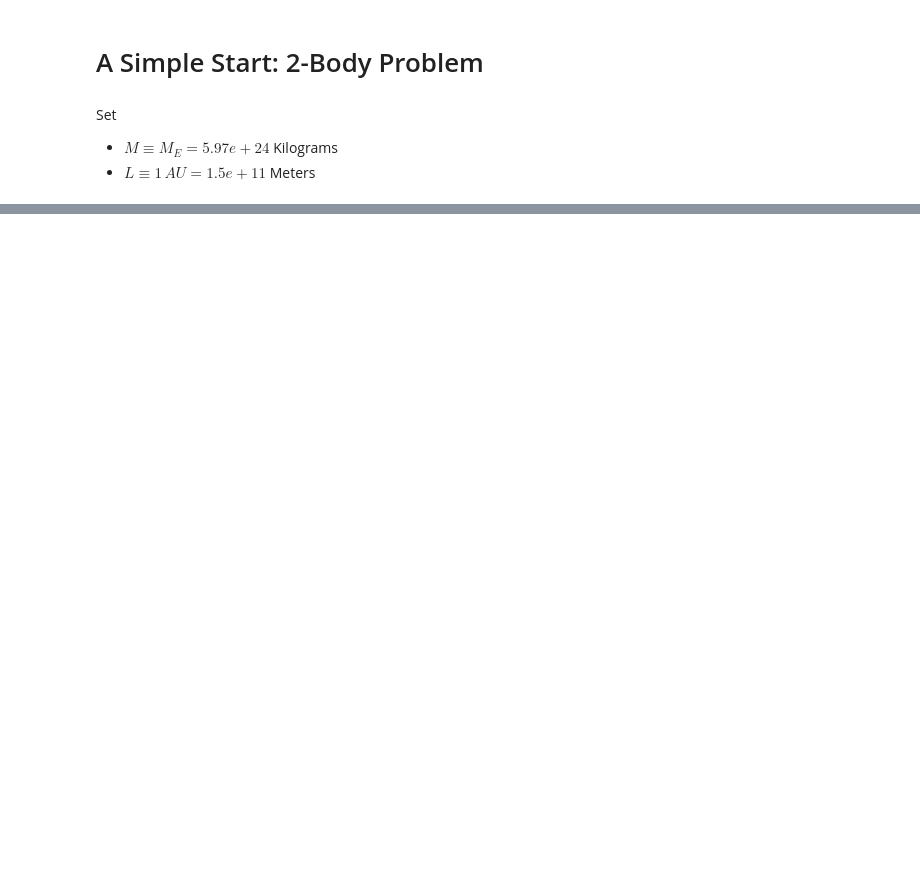
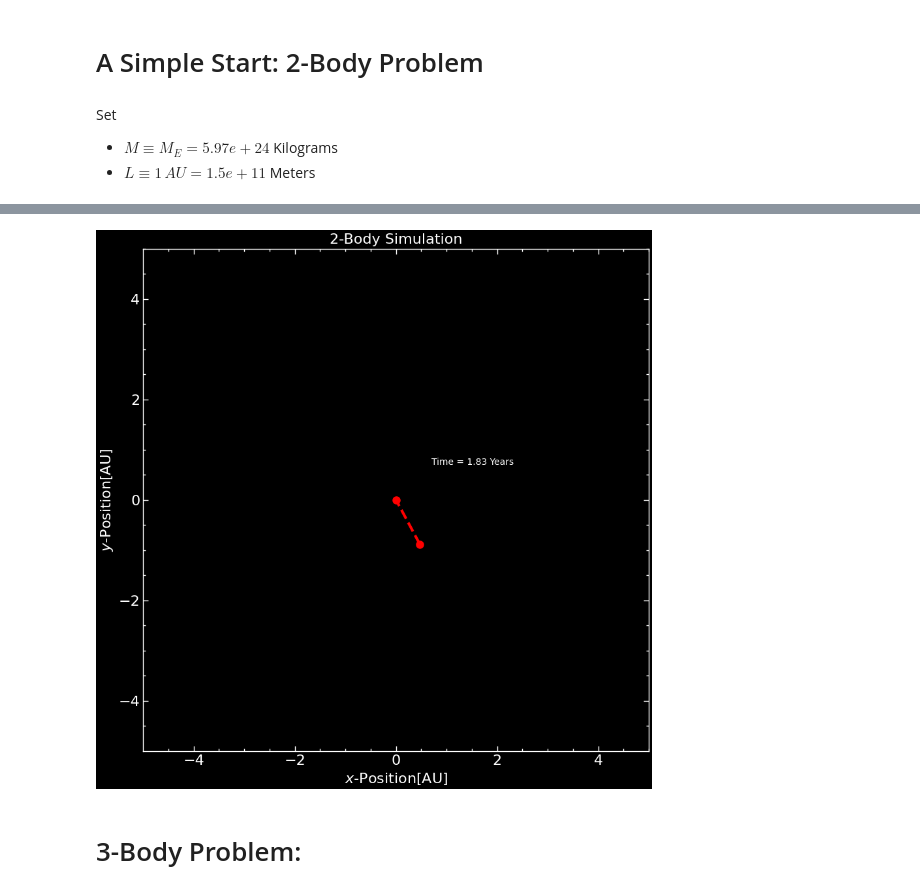
Before and after one commit to Siddhantshimpi/Siddhantshimpi, a Jupyter notebook: Physics/3-body_sim.ipynb, the cells around one changed output, grey strips where cells are left out. Cells and saved outputs as stored; diff of their text form; code cells hidden in the pictures; blank space fills up the shorter version.

```diff
--- a/Physics/3-body_sim.ipynb
+++ b/Physics/3-body_sim.ipynb
@@ -31,0 +68,33 @@ vx1_0, vy1_0, vx2_0, vy2_0 = 0, np.sqrt(m2), 0, 0
+# %%
+t_years = 1 / np.sqrt(6.6743e-11 * 5.97219e+24 / (1.495979e+11) ** 3)
+t_years = t_years / (3600 * 24 * 365.25) * np.diff(t)[0]
+# %%
+x1 = sol.T[0]
+y1 = sol.T[1]
+x2 = sol.T[2]
+y2 = sol.T[3]
+# %%
+def animate(i):
+    ln1.set_data([x1[i], x2[i]], [y1[i], y2[i]])
+    text.set_text('Time = {:.2f} Years'.format(i * t_years))
+
+fig, ax = plt.subplots(1, 1, figsize = (10, 10))
+
+ax.set_title('2-Body Simulation')
+ax.set_xlabel(r'$x$-Position[AU]')
+ax.set_ylabel(r'$y$-Position[AU]')
+
+ax.grid()
+
+ln1, = plt.plot([], [], 'ro--', lw = 3, markersize = 8)
+text = plt.text(0.7, 0.7, '')
+
+ax.set_ylim(-5, 5)
+ax.set_xlim(-5, 5)
+
+ani = animation.FuncAnimation(fig, animate, frames = 200, interval = 50)
+ani.save('../Outputs/2-body_sim.gif', writer = 'pillow', fps = 30)
+# %% [output]
+[figure, added]
+# %% [markdown]
+# 3-Body Problem:
```
Also changed, not shown: parts of 17 cells of this notebook, 18 other files.
